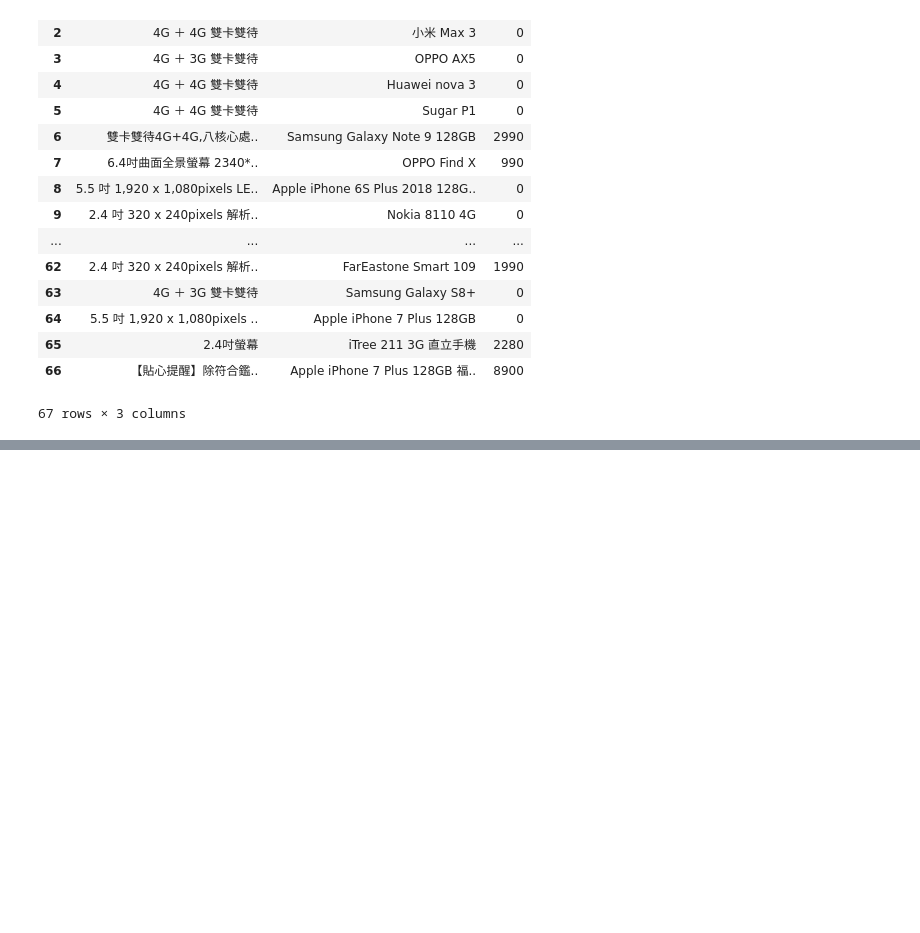
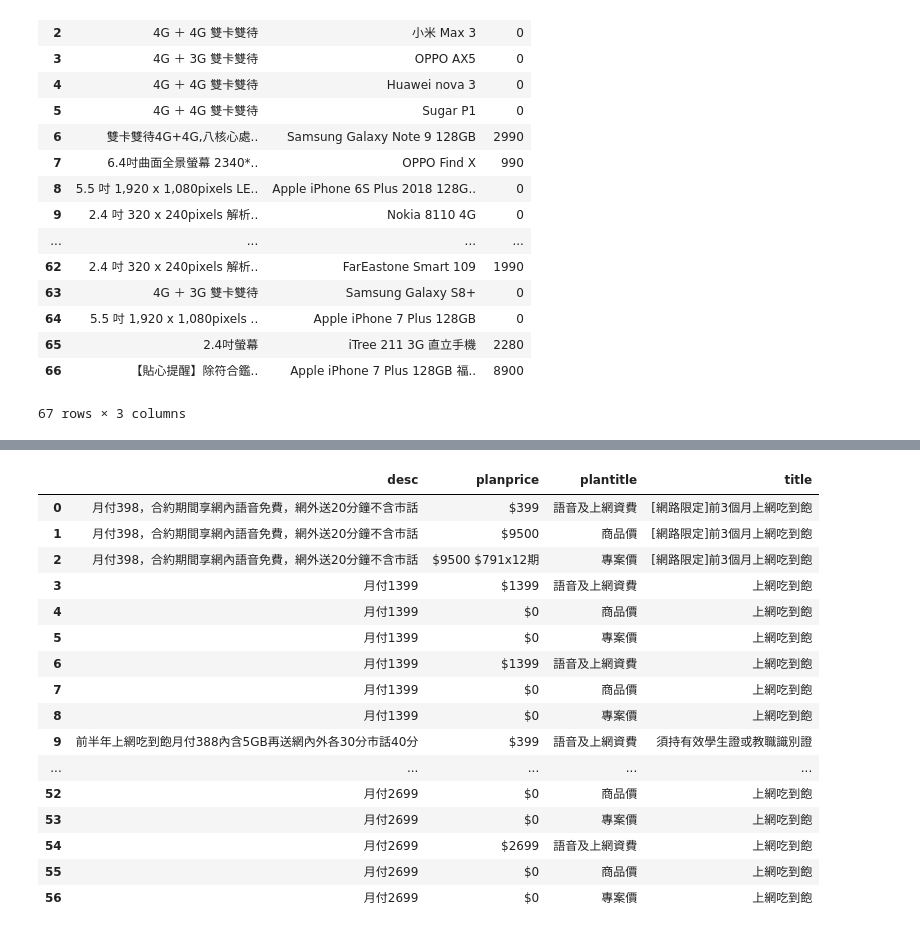
Before and after one commit to ywchiu/fetnetpy, a Jupyter notebook: Demo20180914.ipynb, the cells around one changed output, grey strips where cells are left out. Drawn from its saved outputs; the diff is of its cells as text; code cells hidden in the pictures; blank space fills up the shorter version.

```diff
--- a/Demo20180914.ipynb
+++ b/Demo20180914.ipynb
@@ -266,0 +409,3 @@ phones
+# %%
+m = re.search("'discPrice': '([\d,]+)'", res.text)
+m.group(1)
@@ -266,0 +442,3 @@ phones
+# %%
+info = getPriceInfo(res.text)
+info
@@ -266,0 +454,41 @@ phones
+# %%
+res2 = requests.get('https://www.fetnet.net/estore/shopping/common.do?cmd=queryPromotionsFromDetail&orderType=NH&entryPoint=HANDSET&productId={}&fetNo={}&promoType=&promotion=&installment=&productPrice=&totalPrice='.format(info['prodId'], info['fetNo']))
+# %%
+soup2 = BeautifulSoup(res2.text, 'lxml')
+
+plans = []
+for thumbnail in soup2.select('.thumbnail'):
+    projectdic = {}
+    heading = thumbnail.select_one('h4.heading').contents
+    title = heading[1].text
+    desc = heading[3].strip()
+    #print(title, desc)
+    for plan in thumbnail.select('.planList'):
+        plandic = {}
+        for item in plan.select('.list-item'):
+            if item.select_one('.list-title').text.strip() in ['語音及上網資費', '商品價', '專案價']:
+                plantitle = item.select_one('.list-title').text.strip()
+                planprice = ' '.join(item.select_one('.list-price').text.strip().split())
+                plans.append({'title':title, 'desc':desc, 'plantitle':plantitle, 'planprice': planprice})
+# %%
+import pandas
+plandf = pandas.DataFrame(plans)
+plandf
+# %% [output]
+|  | desc | planprice | plantitle | title |
+| 0 | 月付398，合約期間享網內語音免費，網外送20分鐘不含市話 | $399 | 語音及上網資費 | [網路限定]前3個月上網吃到飽 |
+| 1 | 月付398，合約期間享網內語音免費，網外送20分鐘不含市話 | $9500 | 商品價 | [網路限定]前3個月上網吃到飽 |
+| 2 | 月付398，合約期間享網內語音免費，網外送20分鐘不含市話 | $9500 $791x12期 | 專案價 | [網路限定]前3個月上網吃到飽 |
+| 3 | 月付1399 | $1399 | 語音及上網資費 | 上網吃到飽 |
+| 4 | 月付1399 | $0 | 商品價 | 上網吃到飽 |
+| 5 | 月付1399 | $0 | 專案價 | 上網吃到飽 |
+| 6 | 月付1399 | $1399 | 語音及上網資費 | 上網吃到飽 |
+| 7 | 月付1399 | $0 | 商品價 | 上網吃到飽 |
+| 8 | 月付1399 | $0 | 專案價 | 上網吃到飽 |
+| 9 | 前半年上網吃到飽月付388內含5GB再送網內外各30分市話40分 | $399 | 語音及上網資費 | 須持有效學生證或教職識別證 |
+| ... | ... | ... | ... | ... |
+| 52 | 月付2699 | $0 | 商品價 | 上網吃到飽 |
+| 53 | 月付2699 | $0 | 專案價 | 上網吃到飽 |
+| 54 | 月付2699 | $2699 | 語音及上網資費 | 上網吃到飽 |
+| 55 | 月付2699 | $0 | 商品價 | 上網吃到飽 |
+| 56 | 月付2699 | $0 | 專案價 | 上網吃到飽 |
```
Also changed, not shown: parts of 29 cells of this notebook.
